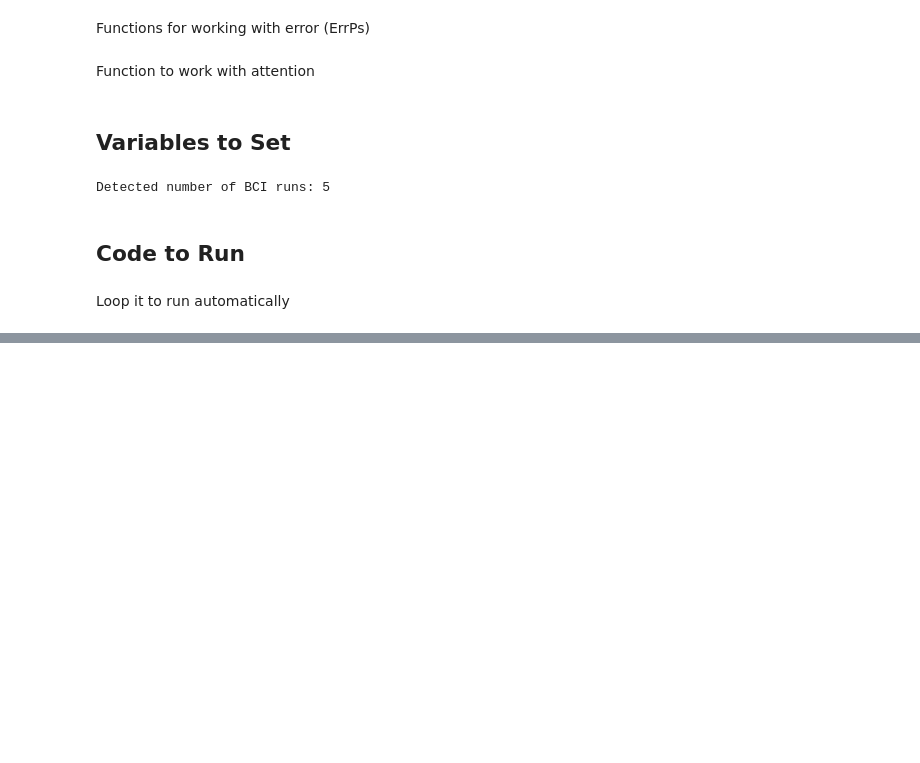
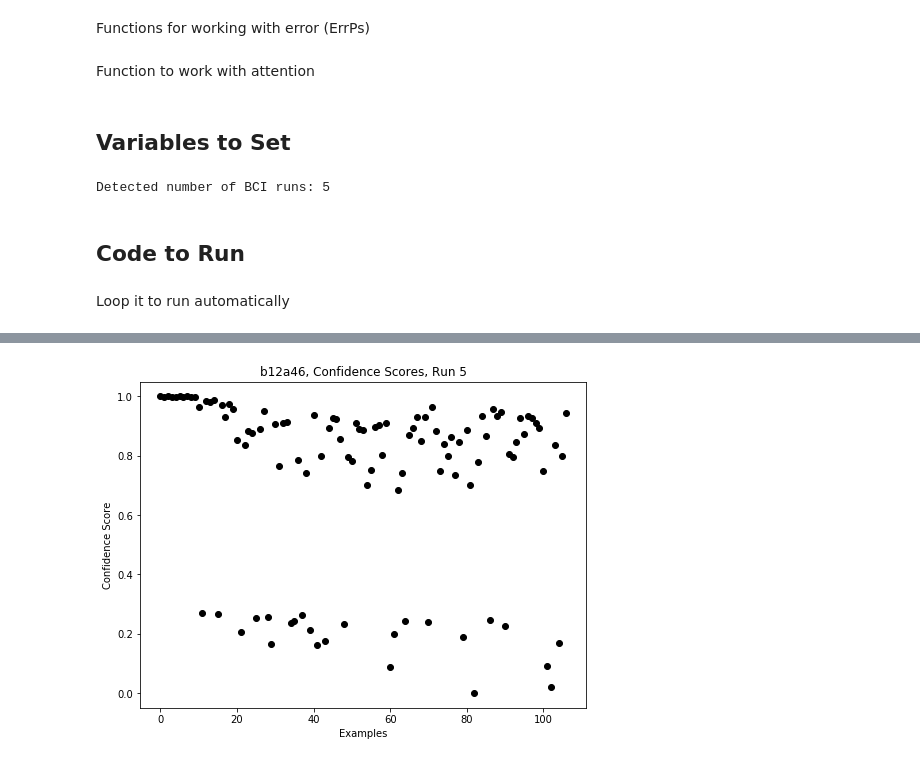
Before and after one commit to lpjiang97/EEG-CoAdaptation, a Jupyter notebook: Analysis/Adapt_MI_Decoder_Loop.ipynb, the cells around one changed output, grey strips where cells are left out. Drawn from its saved outputs; the diff is of its cells as text; code cells hidden in the pictures; blank space fills up the shorter version.

```diff
--- a/Analysis/Adapt_MI_Decoder_Loop.ipynb
+++ b/Analysis/Adapt_MI_Decoder_Loop.ipynb
@@ -596,7 +596,15 @@ Detected number of BCI runs: 5
 Loop it to run automatically
 # %%
 # Run adaptation for all runs except the last one
-for runOfInt in range(1, num_of_runs+1-1):
+error_scores = dict()
+CS_all = dict()
+TL_all = dict()
+clf_error_all = dict()
+error_features_all = dict()
+beta_threshold_all = dict()
+attention_beta_all = dict()
+
+for runOfInt in range(1, num_of_runs+1):
     # Find BCI file names
     filename_eeg, filename_behavioral = FindBCIFiles(subjID, runOfInt)
 
@@ -649,18 +657,18 @@ for runOfInt in range(1, num_of_runs+1-1):
     X_new = motor_features
     y_new = trial_type
 
-    CS, TL, preds_MI, preds_error, preds_error_proba, epochs, features, clf_error = ConfidenceScoreExamples(X_new, y_new, EEGdata, epochs_norm, EEGdevice, fs, num_of_movements, move_starts, trial_type)
+    CS, TL, preds_MI, preds_error, preds_error_proba, epochs, features, clf_error, beta_threshold, attention_beta = ConfidenceScoreExamples(X_new, y_new, EEGdata, epochs_norm, EEGdevice, fs, num_of_movements, move_starts, trial_type)
 
     # clf_error: our ErrP classifier
     # TL: true labels for the performance monitoring epochs in this BCI data
     # features: the features for the ErrP classifier for these performance monitoring epochs
-
-    print('Total number of examples: ' + str(len(features)))
-    print('Percent of correctly scored examples: ' + str(clf_error.score(features, TL)*100) + '%')
-    print('----------------')
-    print('Confusion Matrix for Error Classification (not MI)')
-    print(confusion_matrix(TL, clf_error.predict(features)))
-    print('----------------')
+    error_scores[runOfInt] = clf_error.score(features, TL)
+    clf_error_all[runOfInt] = clf_error
+    CS_all[runOfInt] = CS
+    TL_all[runOfInt] = TL
+    error_features_all[runOfInt] = features
+    beta_threshold_all[runOfInt] = beta_threshold
+    attention_beta_all[runOfInt] = attention_beta
 
     # Retrain
     adaptationType = 'CS' # either 'CS' for confidence score, or 'TL' for true label
@@ -668,7 +676,8 @@ for runOfInt in range(1, num_of_runs+1-1):
     clf, X, X_not_scaled, y = RetrainDecoder(MI_model, CS, threshold, X_loaded_MI, y_loaded_MI, motor_features, trial_type, adaptationType)
 
     # Save decoder and data it was trained/tested on
-    SaveDecoderAndData(clf, X, X_not_scaled, y, subjID)
+    if runOfInt < num_of_runs + 1:
+        SaveDecoderAndData(clf, X, X_not_scaled, y, subjID)
 # %% [output]
 Selecting BCI EEG file: SaveData\20190206095241_b12a46_BCI.easy
 Selecting BCI behavioral file: SaveData\BCI_b12a46_R1.csv
@@ -802,0 +845,11 @@ Confusion Matrix for Error Classification (not MI)
+# %%
+fig = plt.figure(figsize=(8,6))
+plt.plot(CS_all[runOfInt],'ko')
+plt.xlabel('Examples')
+plt.ylabel('Confidence Score')
+plt.title(subjID + ', Confidence Scores, Run ' + str(runOfInt))
+plt.show()
+
+fig.savefig('Figures/' + subjID + '_Confidence_Scores_R' + str(runOfInt) + '.png')
+# %% [output]
+[figure, added]
```
Also changed, not shown: parts of 9 cells of this notebook, 17 other files.
